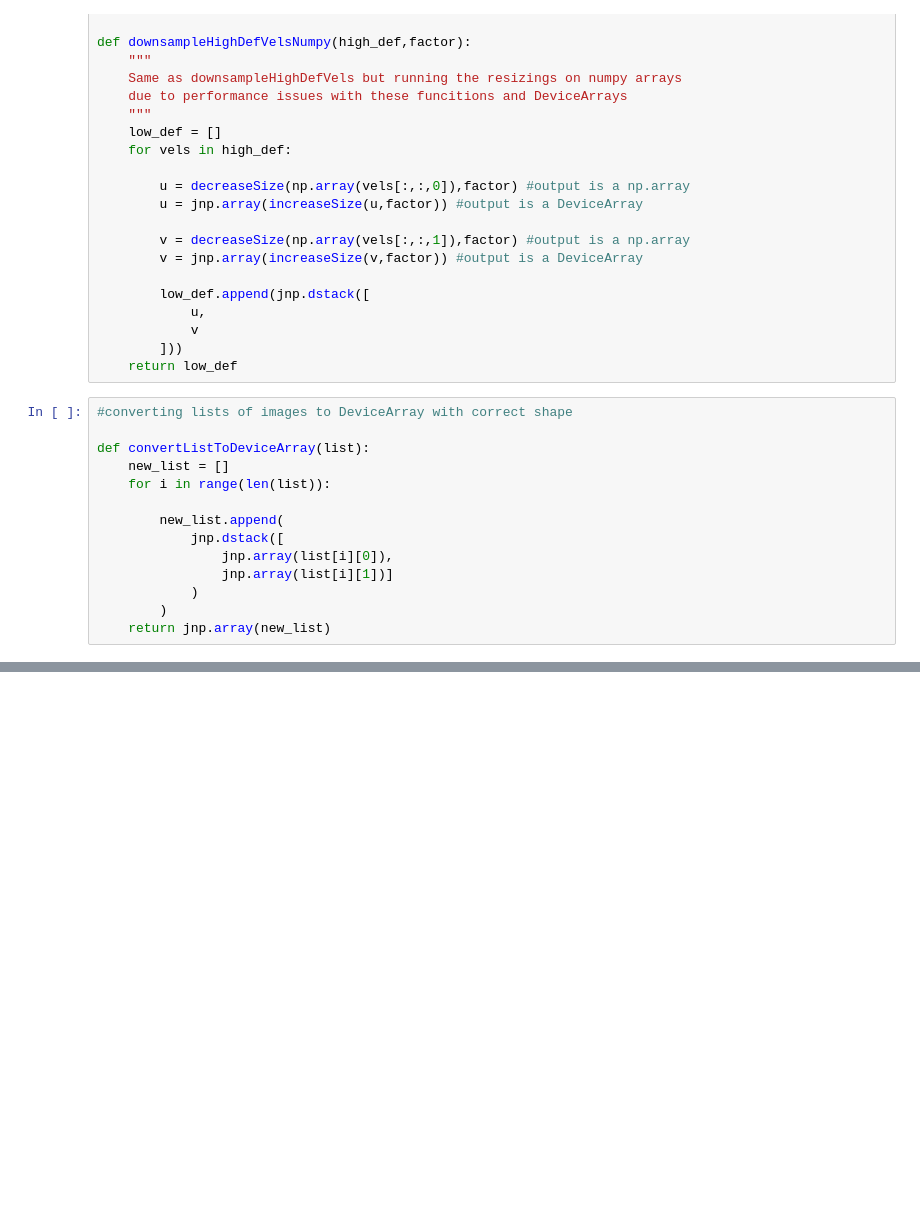
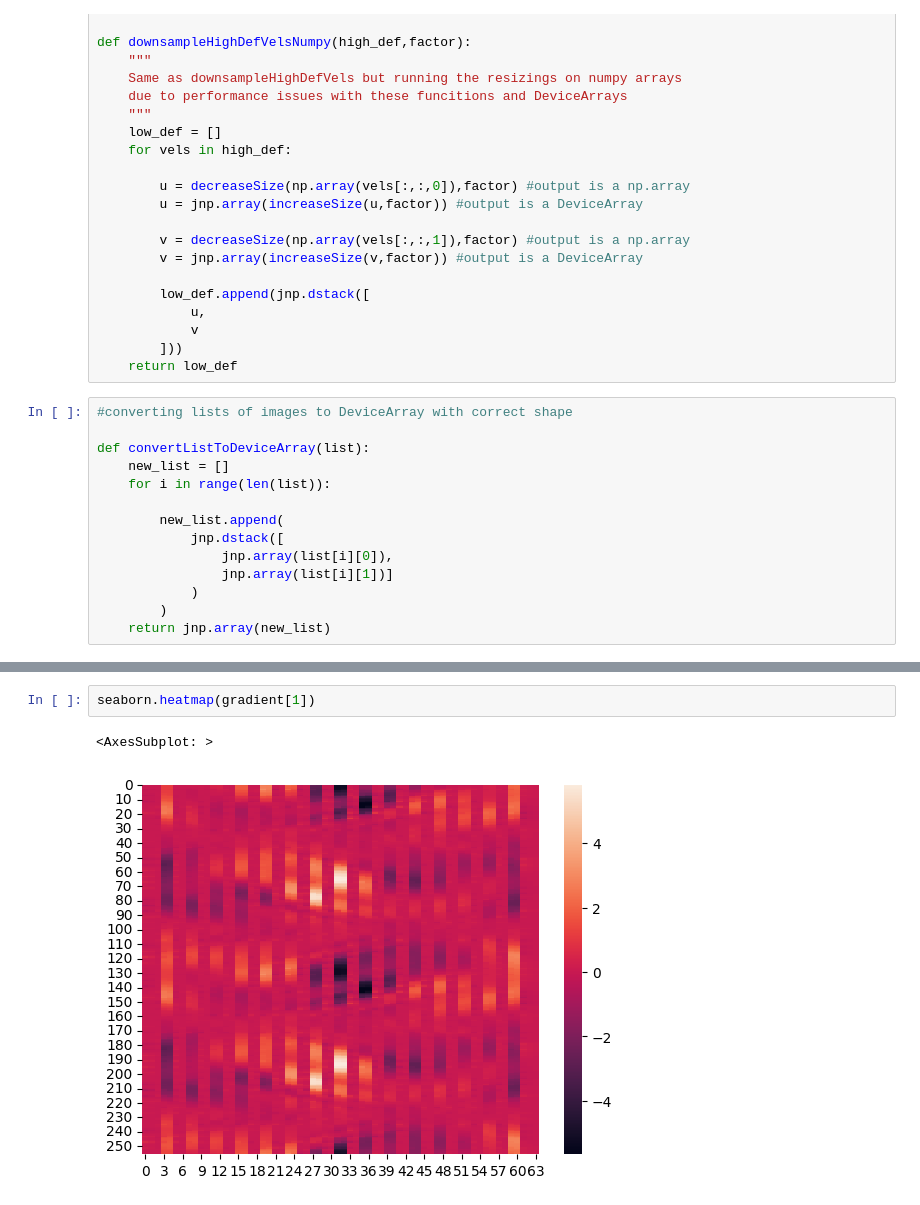
Before and after one commit to diegodelc/jax-cfd, a Jupyter notebook: notebooks/hybrid_model/training_superresolutions/predicting_pressure.ipynb, the cells around one changed output, grey strips where cells are left out. Drawn from its saved outputs; the diff is of its cells as text; blank space fills up the shorter version.

```diff
--- a/notebooks/hybrid_model/training_superresolutions/predicting_pressure.ipynb
+++ b/notebooks/hybrid_model/training_superresolutions/predicting_pressure.ipynb
@@ -576,0 +283,5 @@ base.pressure.projection()
+# %%
+seaborn.heatmap(gradient[1])
+# %% [output]
+<AxesSubplot: >
+[figure, added]
```
Also changed, not shown: parts of 45 cells of this notebook, 5 other files.
